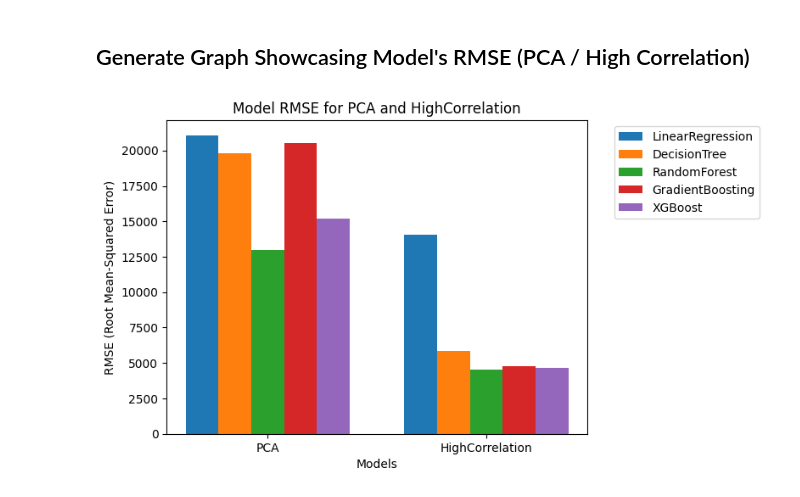
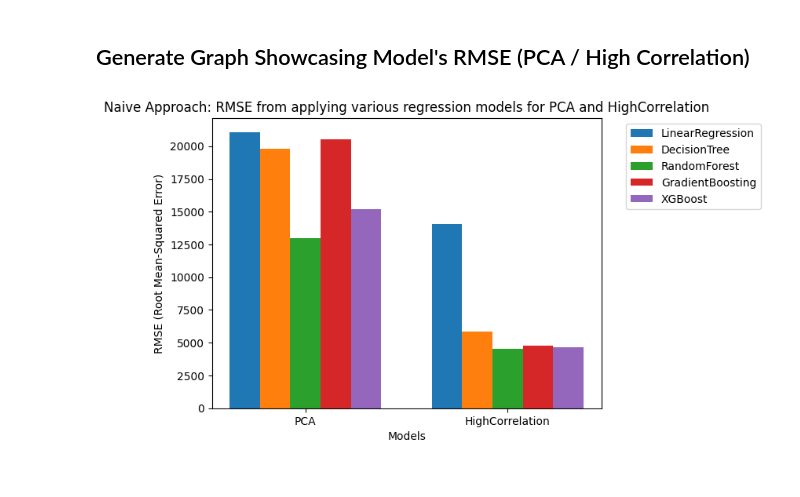
Before and after one commit to dineshUmasankar/philly_house_predictor, a Jupyter notebook: model_development/model_development.ipynb, the cells around one changed output. Drawn from its saved outputs; the diff is of its cells as text; code cells hidden in the pictures.

```diff
--- a/model_development/model_development.ipynb
+++ b/model_development/model_development.ipynb
@@ -149,32 +149,32 @@ import numpy as np
 
 # RMSEs of my models
 linear_regression_scores = [21081.199029297244, 14054.968023121482]  # RMSE's for PCA and HighCorrelation
 decision_tree_scores = [19826.063551293224, 5848.321785137958]
 random_forest_scores = [12995.69834704965, 4519.6217658043915]
 gradient_boosting_scores = [20553.031503122103, 4799.592577783003]
 xgboost_scores = [15171.20183058689, 4625.48088768227]
 
 # Bar positions
 bar_width = 0.15
 index = np.arange(len(linear_regression_scores))
 
 # Creating the bar graph
 fig, ax = plt.subplots()
 bar1 = ax.bar(index, linear_regression_scores, bar_width, label='LinearRegression')
 bar2 = ax.bar(index + bar_width, decision_tree_scores, bar_width, label='DecisionTree')
 bar3 = ax.bar(index + 2 * bar_width, random_forest_scores, bar_width, label='RandomForest')
 bar4 = ax.bar(index + 3 * bar_width, gradient_boosting_scores, bar_width, label='GradientBoosting')
 bar5 = ax.bar(index + 4 * bar_width, xgboost_scores, bar_width, label='XGBoost')
 
 # Adding labels and title
 ax.set_xlabel('Models')
 ax.set_ylabel('RMSE (Root Mean-Squared Error)')
-ax.set_title('Model RMSE for PCA and HighCorrelation')
+ax.set_title('Naive Approach: RMSE from applying various regression models for PCA and HighCorrelation')
 ax.set_xticks(index + 2 * bar_width)
 ax.set_xticklabels(['PCA', 'HighCorrelation'])
 ax.legend(bbox_to_anchor=(1.05, 1), loc='upper left')
 
 # Show the bar graph
 plt.show()
 # %% [output]
-[figure, old version]
+[figure, new version]
```
Also changed, not shown: parts of 1 cell of this notebook, 3 other files.
